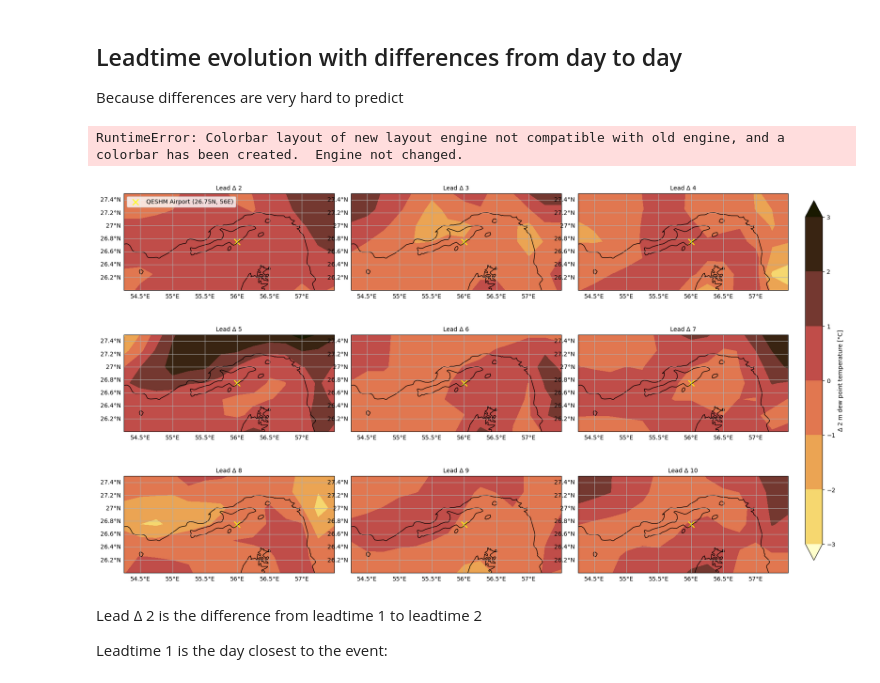
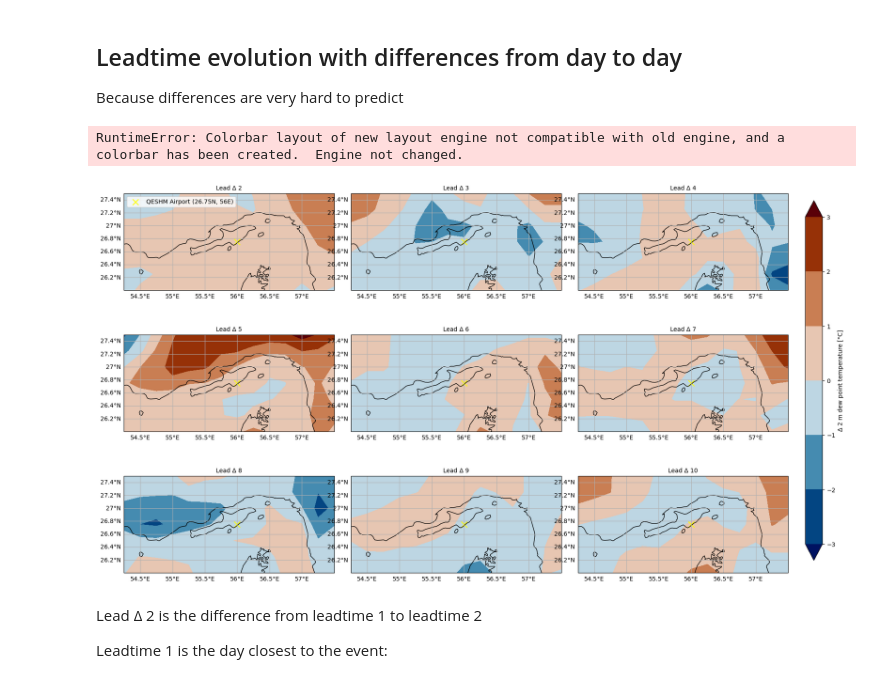
Before and after one commit to sofiehedetoft/Iran-project, a Jupyter notebook: Sofie/Results_Sofie_v5.ipynb, the cells around one changed output. Saved outputs shown, nothing was run; the diff lists cells and outputs as text; code cells hidden in the pictures.

```diff
--- a/Sofie/Results_Sofie_v5.ipynb
+++ b/Sofie/Results_Sofie_v5.ipynb
@@ -19,7 +19,7 @@ ds_AIFS_sfc=xr.open_dataset('/Users/sofiehedetoft/Library/CloudStorage/OneDrive-
 ds_AIFS_sfc=ds_AIFS_sfc.assign(d2m_C=lambda ds_AIFS_sfc: (ds_AIFS_sfc.d2m-273.15))
 ds_AIFS_pl=ds_AIFS_pl.assign(t_C=lambda ds_AIFS_pl: (ds_AIFS_pl.t-273.15))
 ds_ERA5_pl=ds_ERA5_pl.assign(t_C=lambda ds_ERA5_pl: (ds_ERA5_pl.t-273.15))
-ds_ERA5_sfc=ds_ERA5_sfc.assign(d2m_C=lambda ds_ERA5_sfc: (ds_ERA5_sfc.d2m-273.15))
+ds_ERA5_sfc_nosubset=ds_ERA5_sfc.assign(d2m_C=lambda ds_ERA5_sfc: (ds_ERA5_sfc.d2m-273.15))
 # %%
 #change from K to C in the variable description of units for all 4
 # ds_ERA5_pl.t_C.GRIB_units
@@ -249,35 +341,35 @@ for i in range(n_to_plot):
         ds_sel,
         levels=levels,
         norm=norm,
-        cmap=cm.lajolla_r,
+        cmap=cm.vik,
         transform=map_projection,
         extend='both'
     )
 
     ax.add_feature(cfeature.COASTLINE, linestyle='-')
     try:
         lead_val = np.asarray(diff[lead_dim].values[i])
     except Exception:
         lead_val = i
     ax.set_title(f'Lead Δ {lead_val}', fontsize=10)
     ax.scatter(56, 26.75, color='yellow', marker='x', s=100, label='QESHM Airport (26.75N, 56E)', transform=map_projection)
     if i == 0:
         ax.legend(loc='upper left')
     gl = ax.gridlines(draw_labels=True)
     gl.top_labels = False
     gl.right_labels = False
 
 # Add single shared colorbar
 cbar_ax = fig.add_axes([0.92, 0.15, 0.02, 0.7])  # [left, bottom, width, height]
 fig.colorbar(cf, cax=cbar_ax, label=r'Δ 2 m dew point temperature [°C]')
 
 plt.tight_layout(rect=[0, 0, 0.9, 1])  # leave space for colorbar
 plt.show()
 
 diff
 # %% [output]
 RuntimeError: Colorbar layout of new layout engine not compatible with old engine, and a colorbar has been created.  Engine not changed.
-[figure, old version]
+[figure, new version]
 # %% [markdown]
 Lead Δ 2 is the difference from leadtime 1 to leadtime 2
 
```
Also changed, not shown: parts of 23 cells of this notebook, 3 other files.
